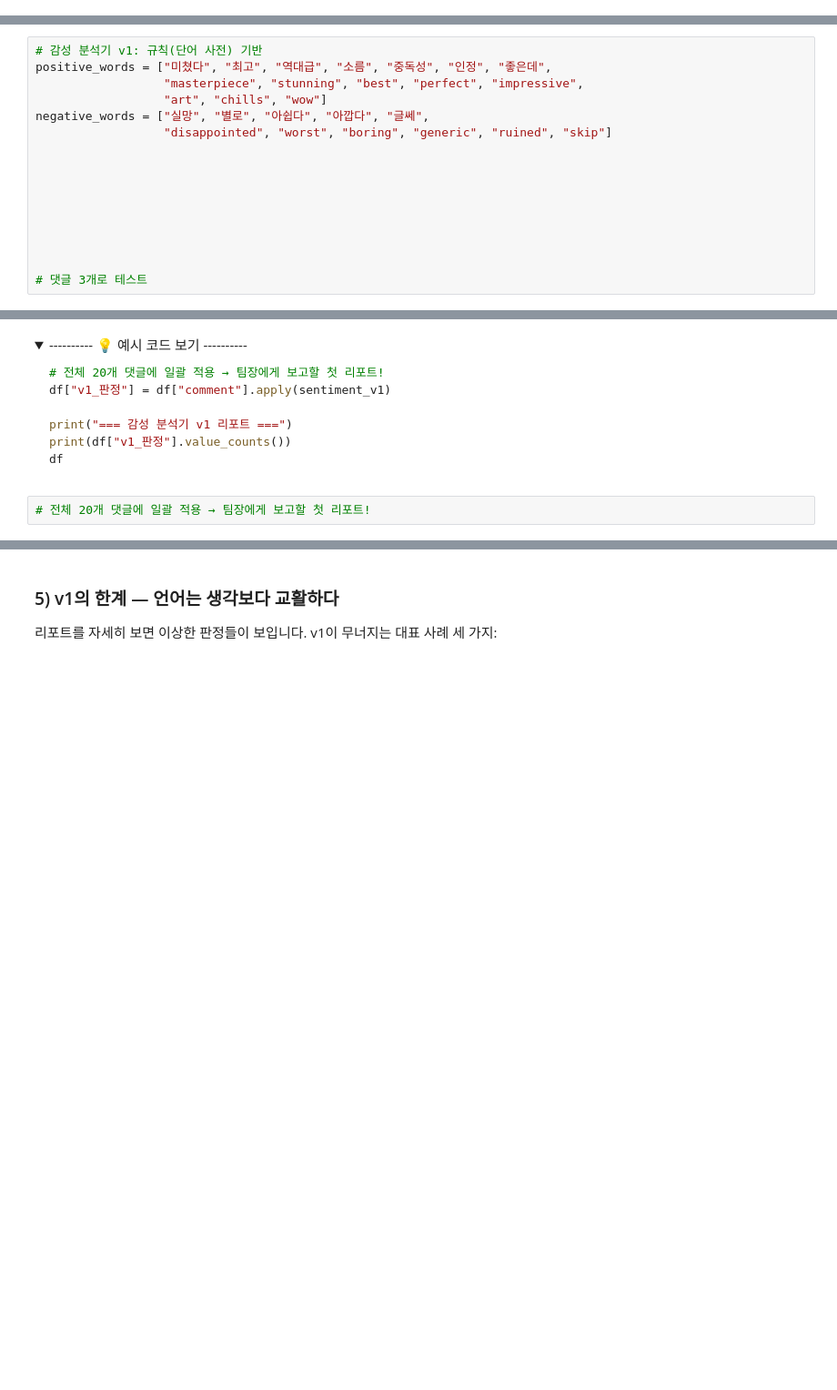
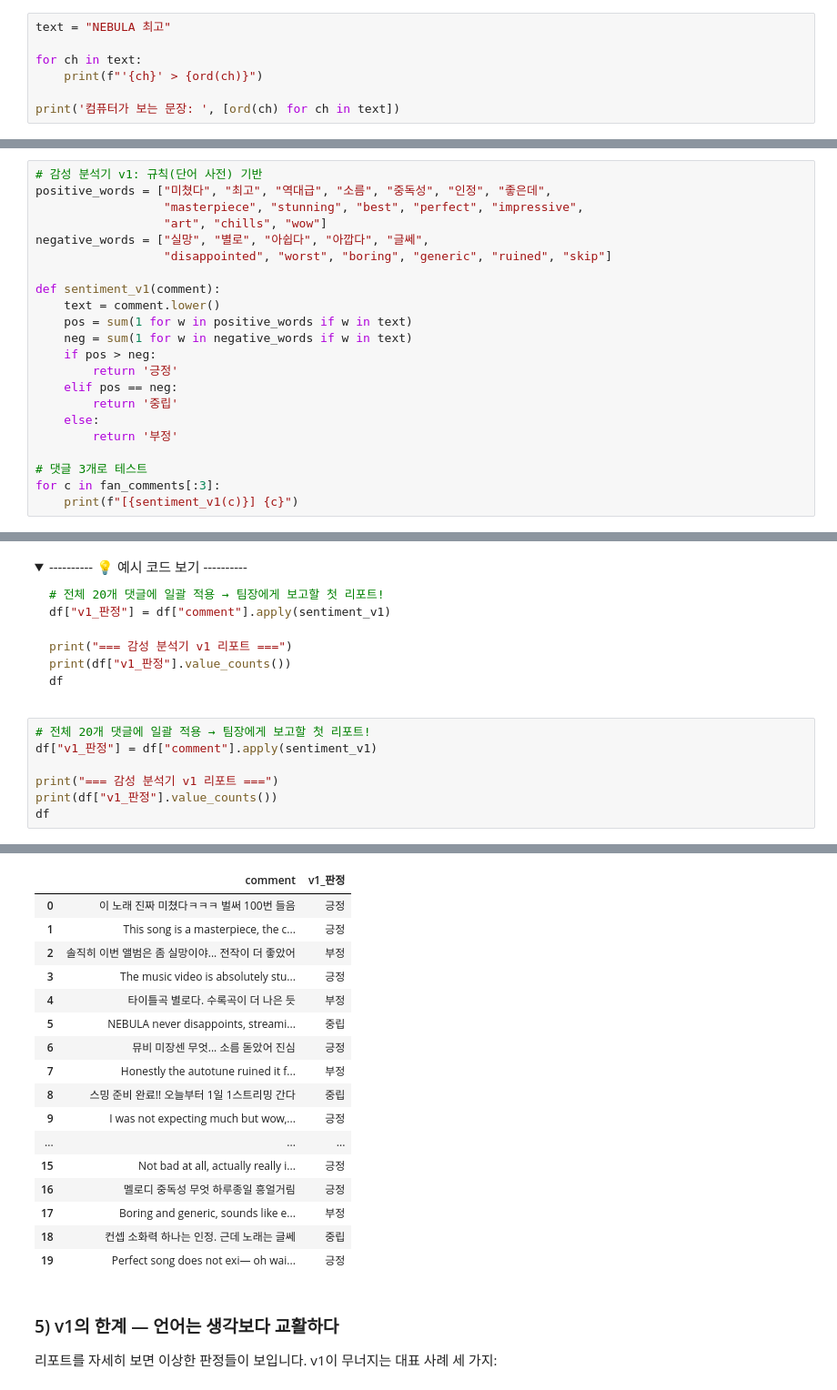
Before and after one commit to qnrPwjd/EST_AI_Challengers_Code, a Jupyter notebook: Week4(GenAI)/CH16_NLP와LLM.ipynb, the cells around one changed output, grey strips where cells are left out. Shown at 91% size. Saved outputs shown, nothing was run; the diff lists cells and outputs as text; folded sections open; blank space fills up the shorter version.

````diff
--- a/Week4(GenAI)/CH16_NLP와LLM.ipynb
+++ b/Week4(GenAI)/CH16_NLP와LLM.ipynb
@@ -318,3 +380,10 @@ print("\n컴퓨터가 보는 문장:", [ord(ch) for ch in text])
 ```
 
 </details>
+# %%
+text = "NEBULA 최고"
+
+for ch in text:
+    print(f"'{ch}' > {ord(ch)}")
+
+print('컴퓨터가 보는 문장: ', [ord(ch) for ch in text])
@@ -369,11 +449,17 @@ positive_words = ["미쳤다", "최고", "역대급", "소름", "중독성", "
 negative_words = ["실망", "별로", "아쉽다", "아깝다", "글쎄",
                   "disappointed", "worst", "boring", "generic", "ruined", "skip"]
 
-
-
-
-
-
-
+def sentiment_v1(comment):
+    text = comment.lower()
+    pos = sum(1 for w in positive_words if w in text)
+    neg = sum(1 for w in negative_words if w in text)
+    if pos > neg:
+        return '긍정'
+    elif pos == neg:
+        return '중립'
+    else:
+        return '부정'
 
 # 댓글 3개로 테스트
+for c in fan_comments[:3]:
+    print(f"[{sentiment_v1(c)}] {c}")
@@ -393,3 +483,9 @@ df
 </details>
 # %%
 # 전체 20개 댓글에 일괄 적용 → 팀장에게 보고할 첫 리포트!
+df["v1_판정"] = df["comment"].apply(sentiment_v1)
+
+print("=== 감성 분석기 v1 리포트 ===")
+print(df["v1_판정"].value_counts())
+df
+# %% [output]
@@ -396,3 +498,20 @@ df
+|  | comment | v1_판정 |
+| 0 | 이 노래 진짜 미쳤다ㅋㅋㅋ 벌써 100번 들음 | 긍정 |
+| 1 | This song is a masterpiece, the c... | 긍정 |
+| 2 | 솔직히 이번 앨범은 좀 실망이야... 전작이 더 좋았어 | 부정 |
+| 3 | The music video is absolutely stu... | 긍정 |
+| 4 | 타이틀곡 별로다. 수록곡이 더 나은 듯 | 부정 |
+| 5 | NEBULA never disappoints, streami... | 중립 |
+| 6 | 뮤비 미장센 무엇... 소름 돋았어 진심 | 긍정 |
+| 7 | Honestly the autotune ruined it f... | 부정 |
+| 8 | 스밍 준비 완료!! 오늘부터 1일 1스트리밍 간다 | 중립 |
+| 9 | I was not expecting much but wow,... | 긍정 |
+| ... | ... | ... |
+| 15 | Not bad at all, actually really i... | 긍정 |
+| 16 | 멜로디 중독성 무엇 하루종일 흥얼거림 | 긍정 |
+| 17 | Boring and generic, sounds like e... | 부정 |
+| 18 | 컨셉 소화력 하나는 인정. 근데 노래는 글쎄 | 중립 |
+| 19 | Perfect song does not exi— oh wai... | 긍정 |
 # %% [markdown]
 ### 5) v1의 한계 — 언어는 생각보다 교활하다
 
````
Also changed, not shown: parts of 37 cells of this notebook.
